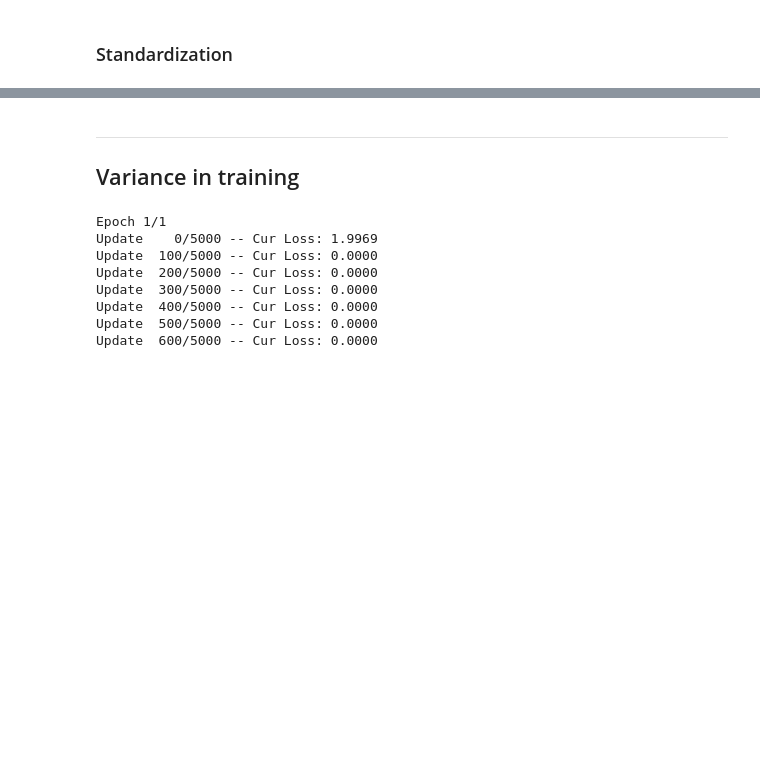
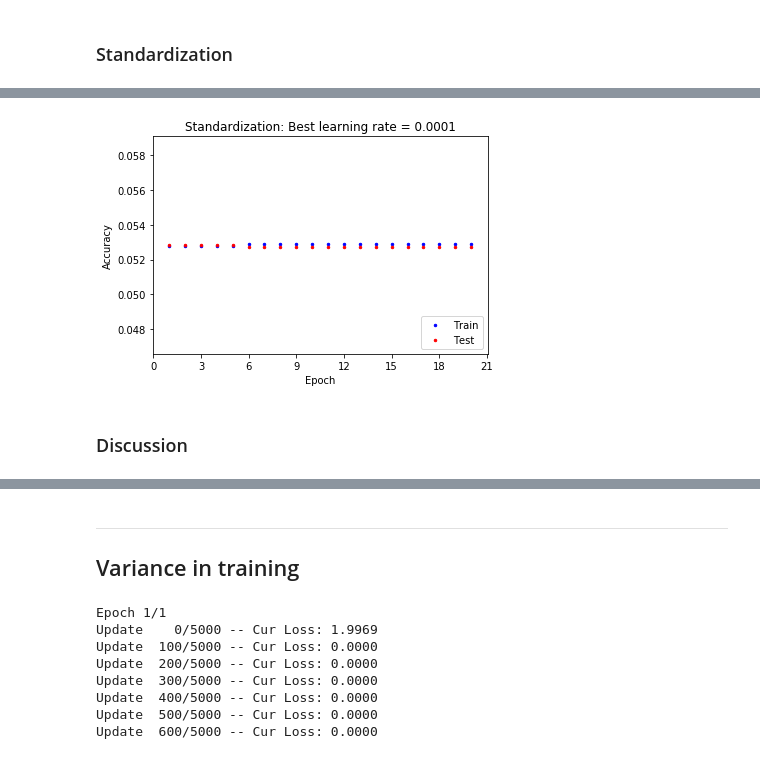
Before and after one commit to joeylitalien/ift6135-a1, a Jupyter notebook: jupyter/problem2_v2.ipynb, the cells around one changed output, grey strips where cells are left out. Cells and saved outputs as stored; diff of their text form; code cells hidden in the pictures; blank space fills up the shorter version.

```diff
--- a/jupyter/problem2_v2.ipynb
+++ b/jupyter/problem2_v2.ipynb
@@ -103,11 +134,12 @@ train_loader = DataLoader(train_data, batch_size=batch_size)
 test_loader = DataLoader(test_data, batch_size=batch_size)
 # %%
 # Compile and train model
-train_acc = np.zeros((len(lr_search), nb_epochs))
-train_acc = np.zeros((len(lr_search), nb_epochs))
+train_acc = torch.zeros((len(lr_search), nb_epochs))
+test_acc = torch.zeros((len(lr_search), nb_epochs))
 
 # Learning rate grid search
 for i, lr in enumerate(lr_search):
-    print("{}\nLearning rate = {:.4f}\n{}".format("="*30, lr, "-"*30))
-    mlp_s = Newsgroups(layers, lr, momentum)
-    _, train_acc[i], test_acc[i] = mlp_s.train(nb_epochs, train_loader, test_loader)
+    print("{}\nLearning rate = {:.5f}\n{}".format("="*30, lr, "-"*30))
+    mlp_t = Newsgroups(layers, lr, momentum)
+    _, tr_acc, te_acc = mlp_t.train(nb_epochs, train_loader, test_loader)
+    train_acc[i], test_acc[i] = torch.FloatTensor(tr_acc), torch.FloatTensor(te_acc)
@@ -114,8 +165,12 @@ for i, lr in enumerate(lr_search):
 # %%
 # Find best learning rate
 best_lr_idx = test_acc.max(1)[0].max(0)[1][0]
 best_lr = lr_search[best_lr_idx]
 
 # Plot accuracy per epoch for this learning rate
 plots_per_epoch([train_acc[best_lr_idx], test_acc[best_lr_idx]],
-    ["Train", "Test"], "Accuracy", "Best learning rate = {}".format(best_lr))
+    ["Train", "Test"], "Accuracy", "Standardization: Best learning rate = {}".format(best_lr))
+# %% [output]
+[figure, added]
+# %% [markdown]
+### Discussion
```
Also changed, not shown: parts of 8 cells of this notebook.
